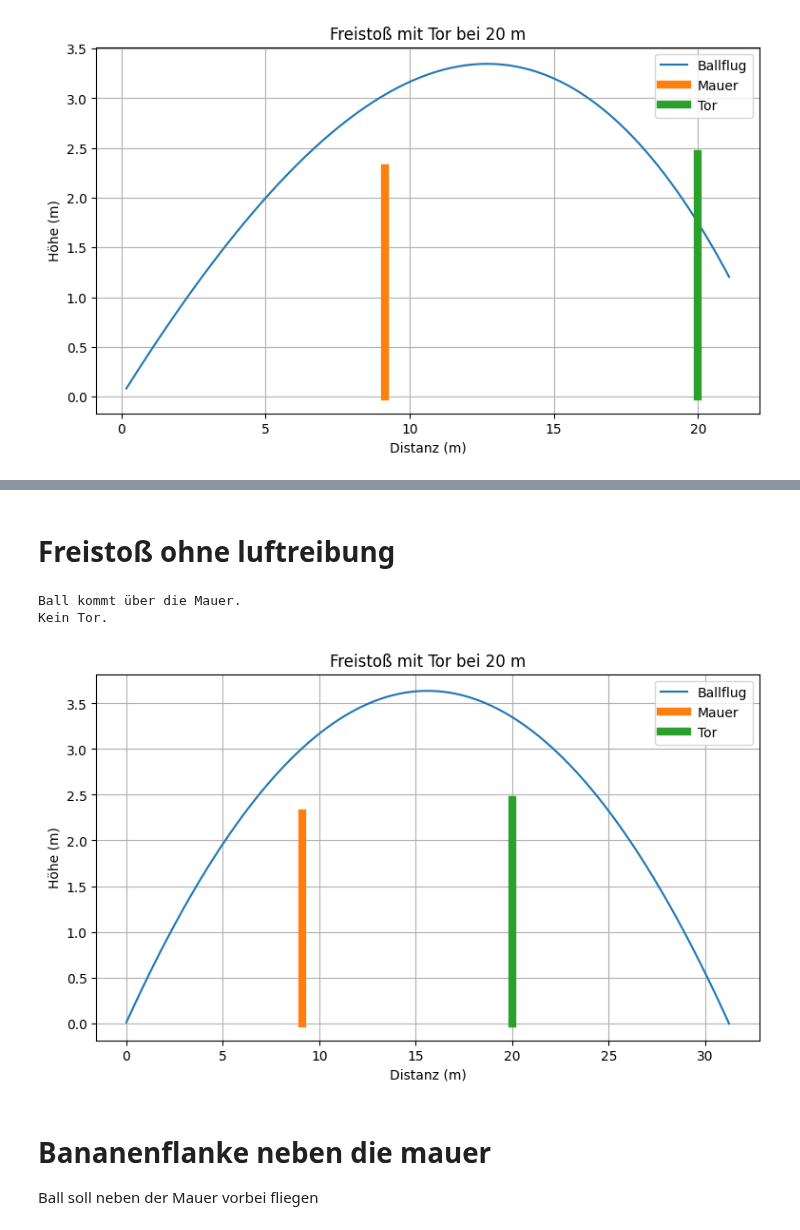
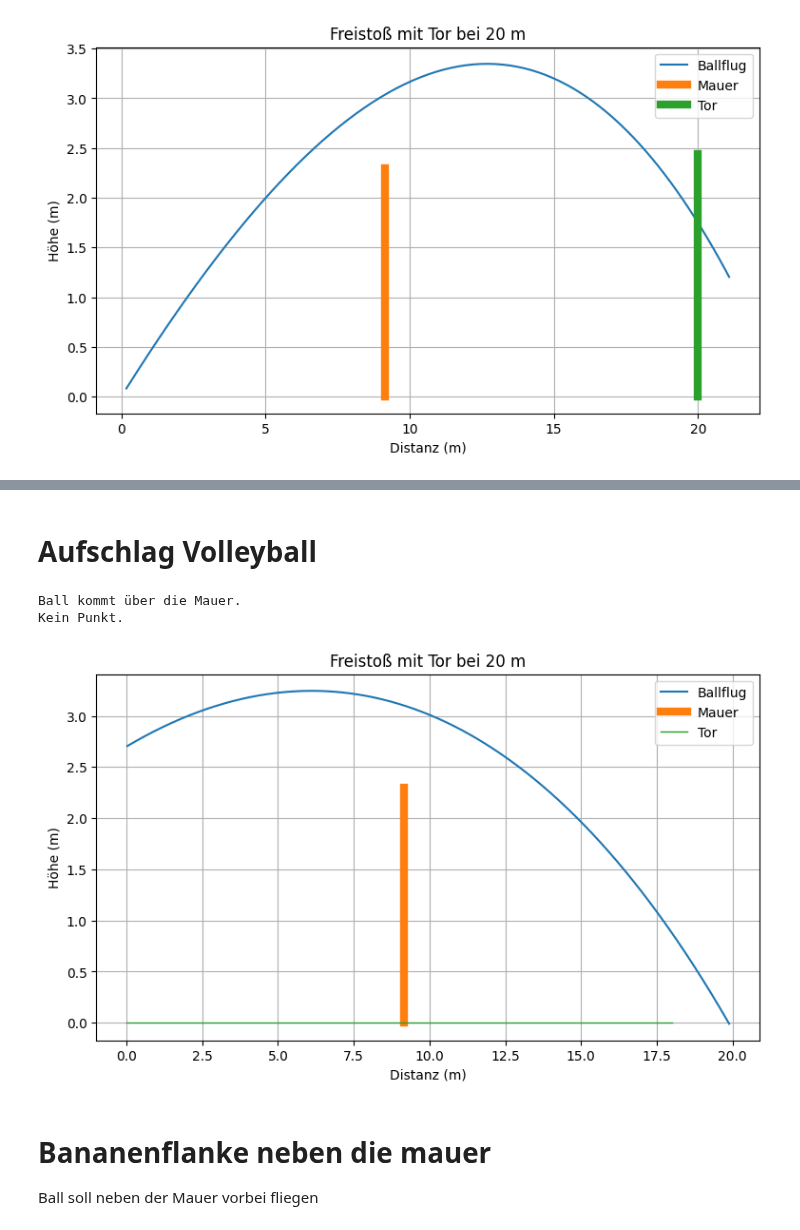
Before and after one commit to Eray-hgs/TG12-3, a Jupyter notebook: Seminarkurs/Bananenflanke.ipynb, the cells around one changed output, grey strips where cells are left out. Cells and saved outputs as stored; diff of their text form; code cells hidden in the pictures.

```diff
--- a/Seminarkurs/Bananenflanke.ipynb
+++ b/Seminarkurs/Bananenflanke.ipynb
@@ -439,49 +444,49 @@ TOR!!!
 # %% [markdown]
-# Freistoß ohne luftreibung
+# Aufschlag Volleyball
 # %%
 import numpy as np
 import matplotlib.pyplot as plt
+
+# ----------------------------------------------------------------------
+#  werte variabel zum eintellen
+# ---------------------------------------------------------------------
+v0 = 30
+winkel = 10
+spin = -20   # positiver Wert = Backspin, negativer Wert = Topspin
+dt = 0.001
+aufschlagHöhe = 2.7
 
 # -----------------------------
 # Konstanten
 # -----------------------------
 g = 9.81    # Erdbeschleunigung in m/s^2
-dichteLuft = 0   # Dichte der Luft in kg/m^3
-lwBeiwert = 0   # Luftwiderstandsbeiwert für einen runden Ball
-Cl = 0.0    # Magnus-Koeffizient (nicht perfekt glatt)
-r = 0.11    # Radius des Balls in m
+dichteLuft = 1.225   # Dichte der Luft in kg/m^3
+lwBeiwert = 0.17   # Luftwiderstandsbeiwert für einen runden Ball
+Cl = 0.3    # Magnus-Koeffizient (nicht perfekt glatt)
+r = 0.105    # Radius des Balls in m
 A = np.pi * r**2    # Querschnittsfläche des Balls
-m = 0.43    # Masse des Balls in kg
+m = 0.270    # Masse des Balls in kg
 
 # -----------------------------
 # Spielfeld
 # -----------------------------
-mauer_x = 9.15
-mauer_h = 2.30
+netz_x = 9.15
+netz_h = 2.30
 
-tor_x = 20.0
-tor_h = 2.44
+FeldEnde = 18.0
 
-# ----------------------------------------------------------------------
-# Freistoß werte variabel zum eintellen
-# ---------------------------------------------------------------------
-v0 = 20
-winkel = 25
-spin = 10   # Backspin
-dt = 0.001
-
+# ----------------------------
+# Simulation
+# -----------------------------
 winkel_rad = np.radians(winkel)
 
 v = np.array([v0*np.cos(winkel_rad), v0*np.sin(winkel_rad)])    # Anfangsgeschwindigkeit in x- und y-Richtung
-pos = np.array([0.0, 0.0])  # Startposition des Balls
+pos = np.array([0.0, aufschlagHöhe])  # Startposition des Balls
 
 positionen = [] # Liste für die Positionen des Balls
-ueber_mauer = False
-im_tor = False
+ueber_netz = False
+im_feld = False
 
-# -----------------------------
-# Simulation
-# -----------------------------
 while pos[1] >= 0:      # Solange der Ball den Boden nicht erreicht hat und nicht zu weit über das Tor hinausfliegt
     gesamtgeschwindigkeit = np.linalg.norm(v)   # Betrag der Geschwindigkeit; np.linalg.norm(v) = Länge des Geschwindigkeitsvektors v
 
@@ -497,50 +502,50 @@ while pos[1] >= 0:      # Solange der Ball den Boden nicht erreicht hat und nich
     positionen.append(pos.copy())   # Positionen für Plot speichern
 
     # Prüfen: über Mauer?
-    if abs(pos[0] - mauer_x) < 0.05 and pos[1] > mauer_h:
-        ueber_mauer = True
+    if abs(pos[0] - netz_x) < 0.05 and pos[1] > netz_h:
+        ueber_netz = True
 
     # Prüfen: im Tor?
-    if abs(pos[0] - tor_x) < 0.05 and 0 < pos[1] < tor_h:
-        im_tor = True
+    if abs(pos[0] - FeldEnde) < 0.05 and 0 == pos[1]:
+        im_feld = True
 
 positionen = np.array(positionen)
 
 # -----------------------------
 # Ausgabe
 # -----------------------------
-if ueber_mauer:
+if ueber_netz:
     print("Ball kommt über die Mauer.")
 else:
-    print("Ball bleibt in der Mauer hängen.")
+    print("Ball bleibt im Netz hängen.")
 
-if im_tor and ueber_mauer:
-    print("TOR!!!")
+if im_feld and ueber_netz:
+    print("Punkt!!!")
 else:
-    print("Kein Tor.")
+    print("Kein Punkt.")
 
 # -----------------------------
 # Plot
 # -----------------------------
 plt.figure(figsize=(9,5))
 plt.plot(positionen[:,0], positionen[:,1], label="Ballflug")
 
 # Mauer
-plt.plot([mauer_x, mauer_x], [0, mauer_h], linewidth=6, label="Mauer")
+plt.plot([netz_x, netz_x], [0, netz_h], linewidth=6, label="Mauer")
 
-# Tor
-plt.plot([tor_x, tor_x], [0, tor_h], linewidth=6, label="Tor")
+# Feld
+plt.plot([18, 0.0], [0, 0.0], linewidth=1, label="Tor")
 
 plt.xlabel("Distanz (m)")
 plt.ylabel("Höhe (m)")
 plt.title("Freistoß mit Tor bei 20 m")
 plt.legend()
 plt.grid()
 plt.show()
 # %% [output]
 Ball kommt über die Mauer.
-Kein Tor.
+Kein Punkt.
-[figure, old version]
+[figure, new version]
 # %% [markdown]
 # Bananenflanke neben die mauer
 
```
Also changed, not shown: parts of 4 cells of this notebook.
